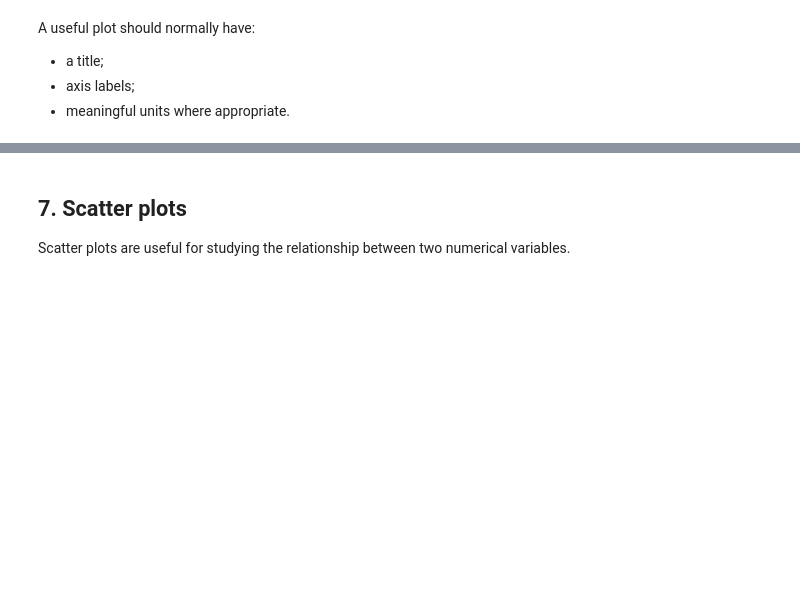
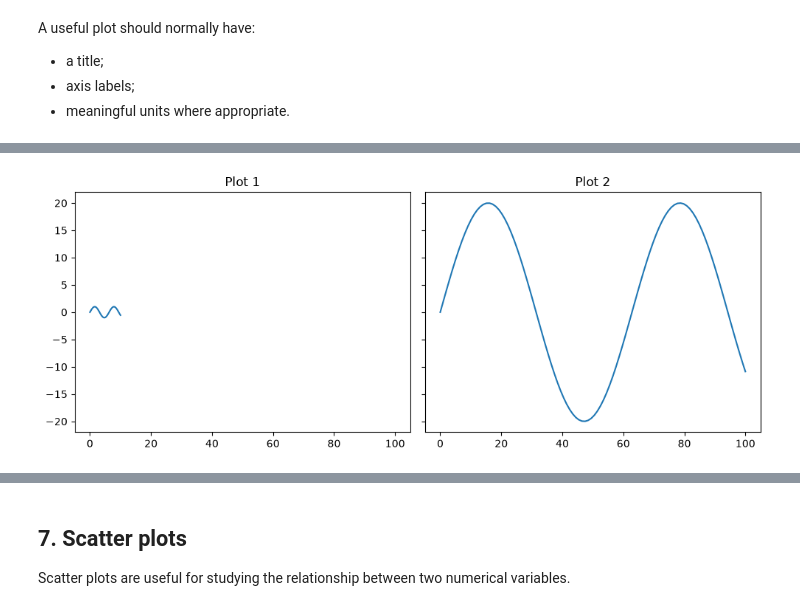
Before and after one commit to NiGiga/440MI, a Jupyter notebook: python_notebooks/03_files_and_plotting.ipynb, the cells around one changed output, grey strips where cells are left out. Cells and saved outputs as stored; diff of their text form; code cells hidden in the pictures; blank space fills up the shorter version.

```diff
--- a/python_notebooks/03_files_and_plotting.ipynb
+++ b/python_notebooks/03_files_and_plotting.ipynb
@@ -139,0 +415,21 @@ plt.show()
+# %%
+# COMMON X and Y AXIS
+# Now both plots use the same x and y scale.
+
+fig, axes = plt.subplots(
+    1, 2,
+    figsize=(10, 4),
+    sharex=True,
+    sharey=True
+)
+
+axes[0].plot(x1, y1)
+axes[0].set_title("Plot 1")
+
+axes[1].plot(x2, y2)
+axes[1].set_title("Plot 2")
+
+plt.tight_layout()
+plt.show()
+# %% [output]
+[figure, added]
```
Also changed, not shown: parts of 77 cells of this notebook.
